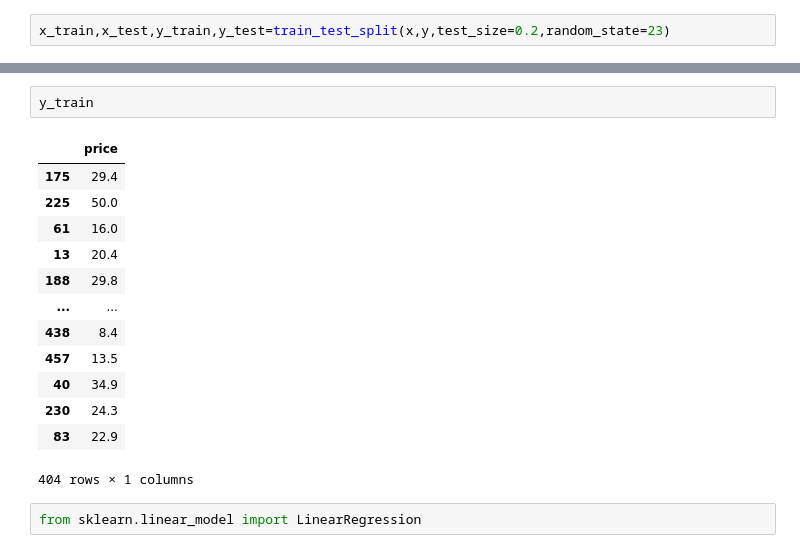
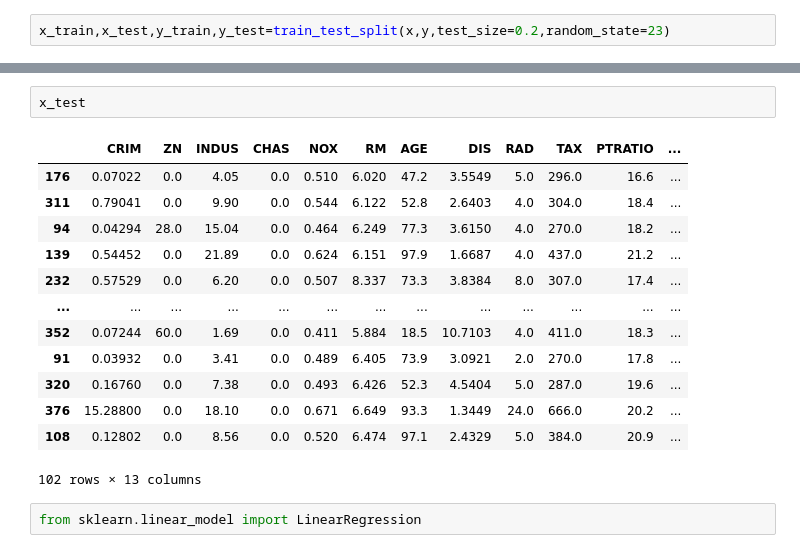
Before and after one commit to Shambhuraj11/Boston_house_Pricing, a Jupyter notebook: ML-Full Implementation.ipynb, the cells around one changed output, grey strips where cells are left out. Drawn from its saved outputs; the diff is of its cells as text.

```diff
--- a/ML-Full Implementation.ipynb
+++ b/ML-Full Implementation.ipynb
@@ -353,19 +206,19 @@ x_train
-# %%
-y_train
-# %% [output]
-|  | price |
-| 175 | 29.4 |
-| 225 | 50.0 |
-| 61 | 16.0 |
-| 13 | 20.4 |
-| 188 | 29.8 |
-| ... | ... |
-| 438 | 8.4 |
-| 457 | 13.5 |
-| 40 | 34.9 |
-| 230 | 24.3 |
-| 83 | 22.9 |
-404 rows × 1 columns
+# %%
+x_test
+# %% [output]
+|  | CRIM | ZN | INDUS | CHAS | NOX | RM | AGE | DIS | RAD | TAX | PTRATIO | ... |
+| 176 | 0.07022 | 0.0 | 4.05 | 0.0 | 0.510 | 6.020 | 47.2 | 3.5549 | 5.0 | 296.0 | 16.6 | ... |
+| 311 | 0.79041 | 0.0 | 9.90 | 0.0 | 0.544 | 6.122 | 52.8 | 2.6403 | 4.0 | 304.0 | 18.4 | ... |
+| 94 | 0.04294 | 28.0 | 15.04 | 0.0 | 0.464 | 6.249 | 77.3 | 3.6150 | 4.0 | 270.0 | 18.2 | ... |
+| 139 | 0.54452 | 0.0 | 21.89 | 0.0 | 0.624 | 6.151 | 97.9 | 1.6687 | 4.0 | 437.0 | 21.2 | ... |
+| 232 | 0.57529 | 0.0 | 6.20 | 0.0 | 0.507 | 8.337 | 73.3 | 3.8384 | 8.0 | 307.0 | 17.4 | ... |
+| ... | ... | ... | ... | ... | ... | ... | ... | ... | ... | ... | ... | ... |
+| 352 | 0.07244 | 60.0 | 1.69 | 0.0 | 0.411 | 5.884 | 18.5 | 10.7103 | 4.0 | 411.0 | 18.3 | ... |
+| 91 | 0.03932 | 0.0 | 3.41 | 0.0 | 0.489 | 6.405 | 73.9 | 3.0921 | 2.0 | 270.0 | 17.8 | ... |
+| 320 | 0.16760 | 0.0 | 7.38 | 0.0 | 0.493 | 6.426 | 52.3 | 4.5404 | 5.0 | 287.0 | 19.6 | ... |
+| 376 | 15.28800 | 0.0 | 18.10 | 0.0 | 0.671 | 6.649 | 93.3 | 1.3449 | 24.0 | 666.0 | 20.2 | ... |
+| 108 | 0.12802 | 0.0 | 8.56 | 0.0 | 0.520 | 6.474 | 97.1 | 2.4329 | 5.0 | 384.0 | 20.9 | ... |
+102 rows × 13 columns
 # %%
 from sklearn.linear_model import LinearRegression
 # %%
```
Also changed, not shown: parts of 49 cells of this notebook, 4 other files.
